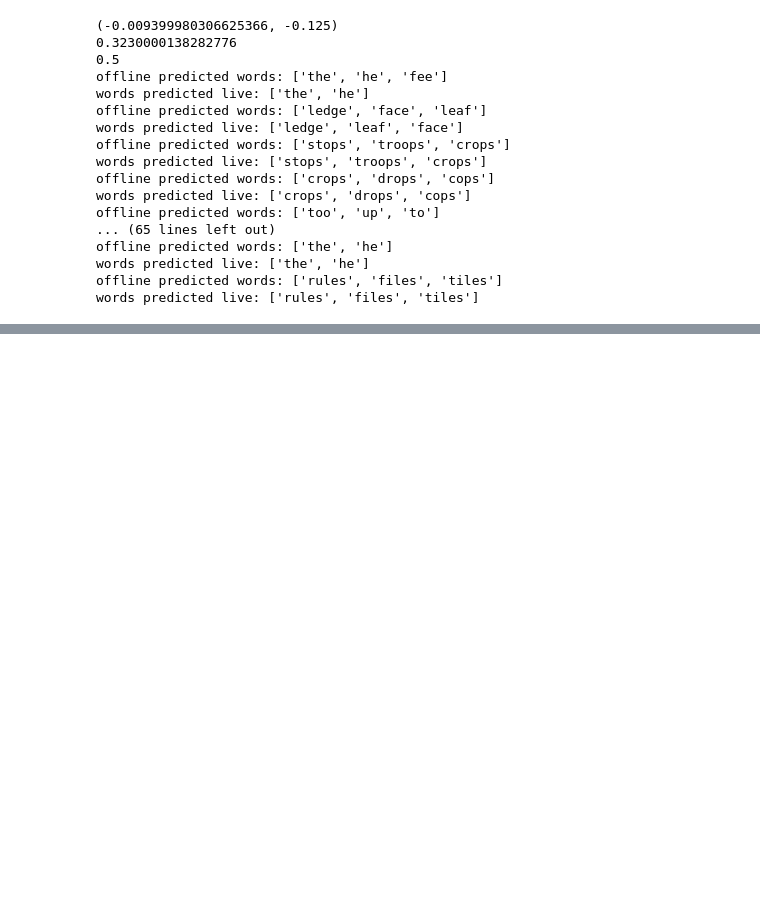
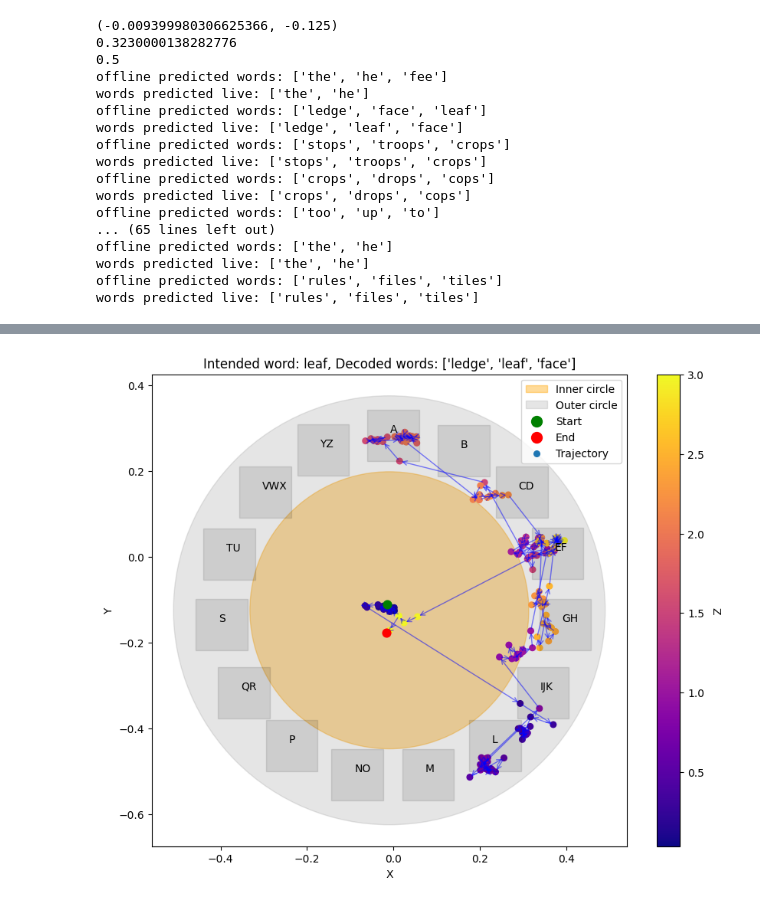
Before and after one commit to JoaoLucasMBC/swEYEpe-decoder, a Jupyter notebook: vis/visualizations.ipynb, the cells around one changed output, grey strips where cells are left out. Saved outputs shown, nothing was run; the diff lists cells and outputs as text; code cells hidden in the pictures; blank space fills up the shorter version.

```diff
--- a/vis/visualizations.ipynb
+++ b/vis/visualizations.ipynb
@@ -199,0 +272,43 @@ for k in range(20):
+# %%
+show_keys = True
+show_key_points = False
+i = 1
+do_filter = False
+use_image = False
+
+fig, ax = plt.subplots(figsize=(10, 8))
+if (show_key_points):
+    ax.scatter(key_positions_df["x"], key_positions_df["y"], c="black", zorder=19, alpha=0.4)
+
+if (do_filter):
+    filtered_gaze_path = gaze_paths[i]
+    filtered_gaze_path = [(point[0], point[1], point[2]) for point in filtered_gaze_path if ((point[0] - center[0])**2 + (point[1] - center[1])**2 > inner_radius**2 and
+                                                                            (point[0] - center[0])**2 + (point[1] - center[1])**2 < outer_radius**2)]
+    filtered_df = pd.DataFrame(filtered_gaze_path, columns=['x', 'y', 'time'])
+else:
+    gaze_path = gaze_paths[i]
+    filtered_df = pd.DataFrame(gaze_path, columns=['x', 'y', 'time'])
+inner_circle = plt.Circle(center, inner_radius, color="orange", alpha=0.4, label="Inner circle")
+ax.add_patch(inner_circle)
+outer_circle = plt.Circle(center, outer_radius, color="grey", alpha=0.2, label="Outer circle")
+ax.add_patch(outer_circle)
+# ax.scatter(filtered_df["x"], filtered_df["y"], c=filtered_df["time"])
+timeseries_scatter_plot(filtered_df, ax=ax,
+                             scatter_kwargs={'s': 30},
+                             line_kwargs={'c': 'gray', 'alpha': 0.5},
+                             start_color='green', end_color='red')
+cbar = plt.colorbar(ax.collections[0])
+cbar.set_label('Z', rotation=270, labelpad=15)
+if (use_image):
+    img = plt.imread("circleKeyboard.PNG")
+    ax.imshow(img, extent=[-0.75, 0.75, -0.9, 0.64])
+width = 0.12
+ax.set_title("Intended word: " + truth[i] + ", Decoded words: " + str(top_words[i]))
+if (show_keys):
+    for index, row in key_positions_df.iterrows():
+        ax.annotate(index, row, xytext=(-3,3), textcoords='offset points', zorder=20)
+        square = plt.Rectangle((row[0] - width/2, row[1] - width/2), width, width, color="black", alpha=0.1)
+        ax.add_patch(square)
+plt.show()
+# %% [output]
+[figure, added]
```
Also changed, not shown: parts of 8 cells of this notebook, 1 other file.
